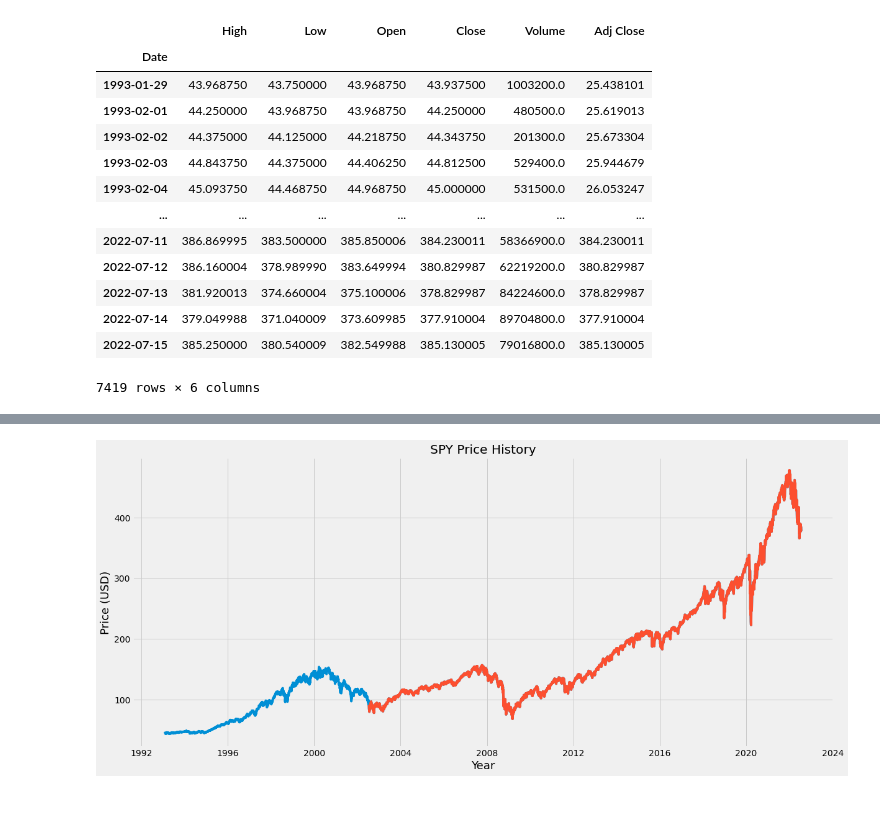
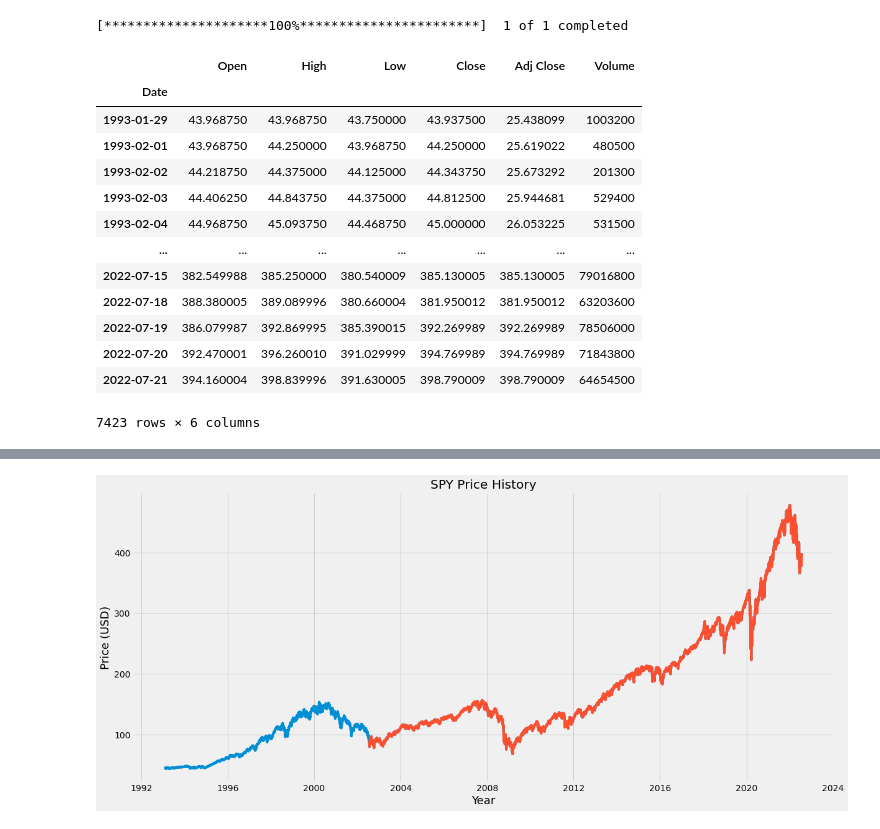
Before and after one commit to Parth803/iSPY, a Jupyter notebook: iSPY.ipynb, the cells around one changed output, grey strips where cells are left out. Cells and saved outputs as stored; diff of their text form; code cells hidden in the pictures.

```diff
--- a/iSPY.ipynb
+++ b/iSPY.ipynb
@@ -17,24 +18,25 @@ plt.style.use("fivethirtyeight")
 # %%
 # Full dataset from the start of SPY to today
 start = dt.datetime(1993, 1, 1)
 end = dt.datetime.today()
-df = web.get_data_yahoo("SPY", start = start, end = end)
+df = yf.download('SPY', start, end)
 df
 # %% [output]
+[*********************100%***********************]  1 of 1 completed
-|  | High | Low | Open | Close | Volume | Adj Close |
+|  | Open | High | Low | Close | Adj Close | Volume |
 | Date |  |  |  |  |  |  |
-| 1993-01-29 | 43.968750 | 43.750000 | 43.968750 | 43.937500 | 1003200.0 | 25.438101 |
-| 1993-02-01 | 44.250000 | 43.968750 | 43.968750 | 44.250000 | 480500.0 | 25.619013 |
-| 1993-02-02 | 44.375000 | 44.125000 | 44.218750 | 44.343750 | 201300.0 | 25.673304 |
-| 1993-02-03 | 44.843750 | 44.375000 | 44.406250 | 44.812500 | 529400.0 | 25.944679 |
-| 1993-02-04 | 45.093750 | 44.468750 | 44.968750 | 45.000000 | 531500.0 | 26.053247 |
+| 1993-01-29 | 43.968750 | 43.968750 | 43.750000 | 43.937500 | 25.438099 | 1003200 |
+| 1993-02-01 | 43.968750 | 44.250000 | 43.968750 | 44.250000 | 25.619022 | 480500 |
+| 1993-02-02 | 44.218750 | 44.375000 | 44.125000 | 44.343750 | 25.673292 | 201300 |
+| 1993-02-03 | 44.406250 | 44.843750 | 44.375000 | 44.812500 | 25.944681 | 529400 |
+| 1993-02-04 | 44.968750 | 45.093750 | 44.468750 | 45.000000 | 26.053225 | 531500 |
 | ... | ... | ... | ... | ... | ... | ... |
-| 2022-07-11 | 386.869995 | 383.500000 | 385.850006 | 384.230011 | 58366900.0 | 384.230011 |
-| 2022-07-12 | 386.160004 | 378.989990 | 383.649994 | 380.829987 | 62219200.0 | 380.829987 |
-| 2022-07-13 | 381.920013 | 374.660004 | 375.100006 | 378.829987 | 84224600.0 | 378.829987 |
-| 2022-07-14 | 379.049988 | 371.040009 | 373.609985 | 377.910004 | 89704800.0 | 377.910004 |
-| 2022-07-15 | 385.250000 | 380.540009 | 382.549988 | 385.130005 | 79016800.0 | 385.130005 |
+| 2022-07-15 | 382.549988 | 385.250000 | 380.540009 | 385.130005 | 385.130005 | 79016800 |
+| 2022-07-18 | 388.380005 | 389.089996 | 380.660004 | 381.950012 | 381.950012 | 63203600 |
+| 2022-07-19 | 386.079987 | 392.869995 | 385.390015 | 392.269989 | 392.269989 | 78506000 |
+| 2022-07-20 | 392.470001 | 396.260010 | 391.029999 | 394.769989 | 394.769989 | 71843800 |
+| 2022-07-21 | 394.160004 | 398.839996 | 391.630005 | 398.790009 | 398.790009 | 64654500 |
-7419 rows × 6 columns
+7423 rows × 6 columns
 # %%
 # More recent dataset (past 20 years)
 recent_start = dt.datetime.today() - relativedelta(years = 20)
```
Also changed, not shown: parts of 16 cells of this notebook.
